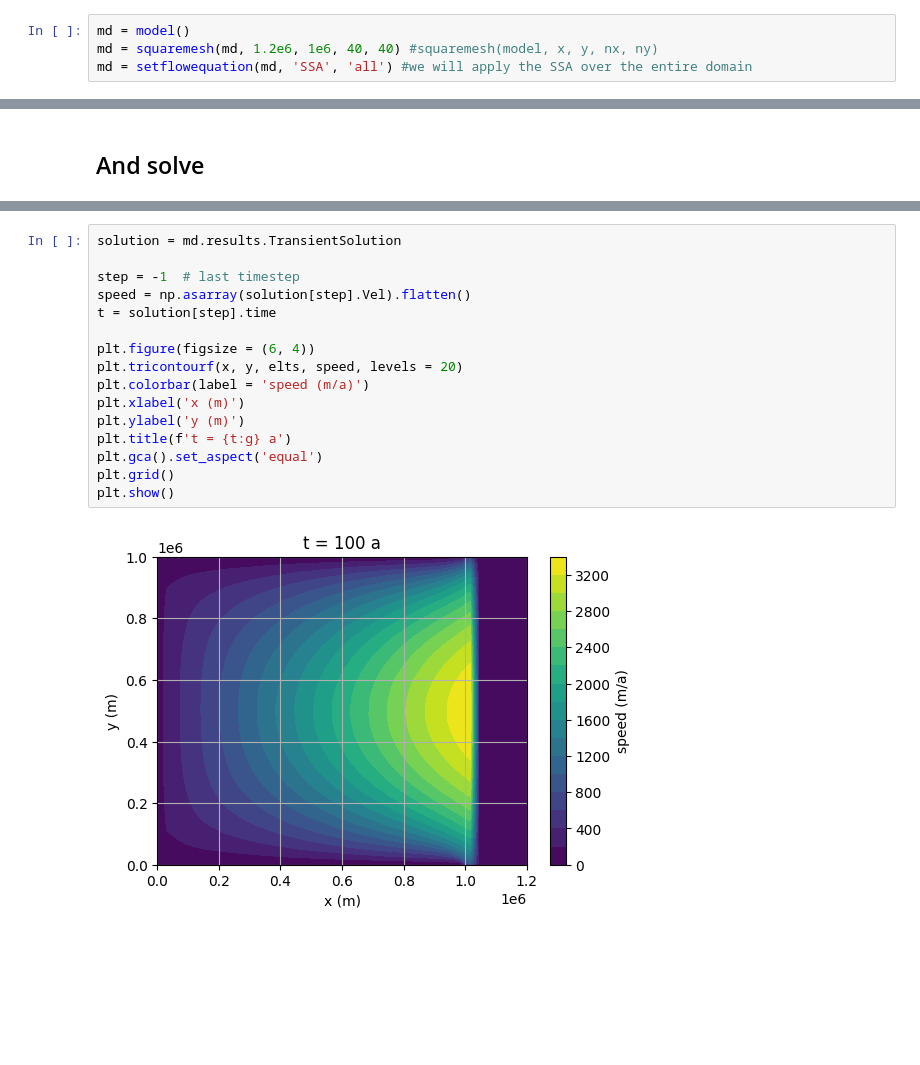
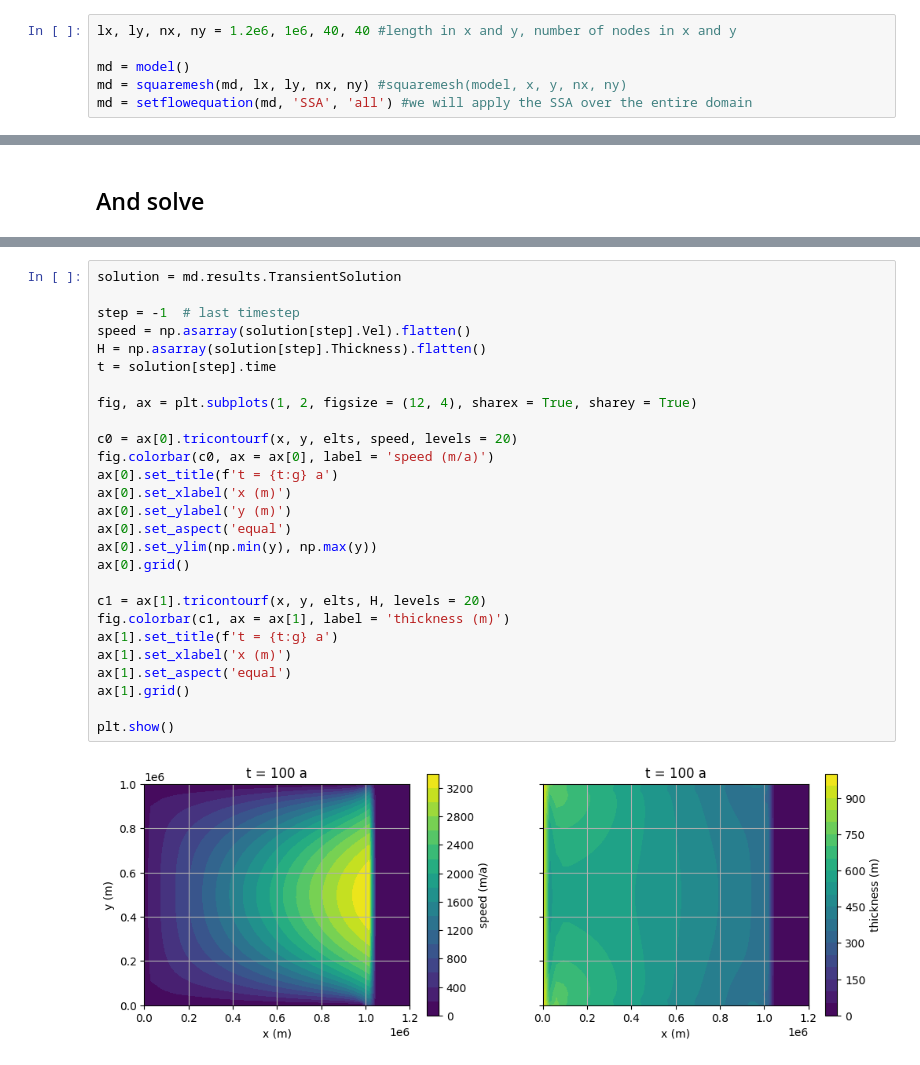
Before and after one commit to chrismiele/glimmer, a Jupyter notebook: issm/issm_square_ice_shelf_tutorial.ipynb, the cells around one changed output, grey strips where cells are left out. Saved outputs shown, nothing was run; the diff lists cells and outputs as text; blank space fills up the shorter version.

```diff
--- a/issm/issm_square_ice_shelf_tutorial.ipynb
+++ b/issm/issm_square_ice_shelf_tutorial.ipynb
@@ -29,8 +26,10 @@ OSGeo/GDAL for Python not installed, overlay plots are not enabled
 # %% [markdown]
 ## Initialize model and mesh domain
 # %%
+lx, ly, nx, ny = 1.2e6, 1e6, 40, 40 #length in x and y, number of nodes in x and y
+
 md = model()
-md = squaremesh(md, 1.2e6, 1e6, 40, 40) #squaremesh(model, x, y, nx, ny)
+md = squaremesh(md, lx, ly, nx, ny) #squaremesh(model, x, y, nx, ny)
 md = setflowequation(md, 'SSA', 'all') #we will apply the SSA over the entire domain
 # %% [markdown]
 ## Describe boundaries and levelsets
@@ -208,18 +208,29 @@ write lock file:
 # %%
 solution = md.results.TransientSolution
 
 step = -1  # last timestep
 speed = np.asarray(solution[step].Vel).flatten()
+H = np.asarray(solution[step].Thickness).flatten()
 t = solution[step].time
 
-plt.figure(figsize = (6, 4))
-plt.tricontourf(x, y, elts, speed, levels = 20)
-plt.colorbar(label = 'speed (m/a)')
-plt.xlabel('x (m)')
-plt.ylabel('y (m)')
-plt.title(f't = {t:g} a')
-plt.gca().set_aspect('equal')
-plt.grid()
+fig, ax = plt.subplots(1, 2, figsize = (12, 4), sharex = True, sharey = True)
+
+c0 = ax[0].tricontourf(x, y, elts, speed, levels = 20)
+fig.colorbar(c0, ax = ax[0], label = 'speed (m/a)')
+ax[0].set_title(f't = {t:g} a')
+ax[0].set_xlabel('x (m)')
+ax[0].set_ylabel('y (m)')
+ax[0].set_aspect('equal')
+ax[0].set_ylim(np.min(y), np.max(y))
+ax[0].grid()
+
+c1 = ax[1].tricontourf(x, y, elts, H, levels = 20)
+fig.colorbar(c1, ax = ax[1], label = 'thickness (m)')
+ax[1].set_title(f't = {t:g} a')
+ax[1].set_xlabel('x (m)')
+ax[1].set_aspect('equal')
+ax[1].grid()
+
 plt.show()
 # %% [output]
-[figure, old version]
+[figure, new version]
```
Also changed, not shown: parts of 6 cells of this notebook, 1 other file.
